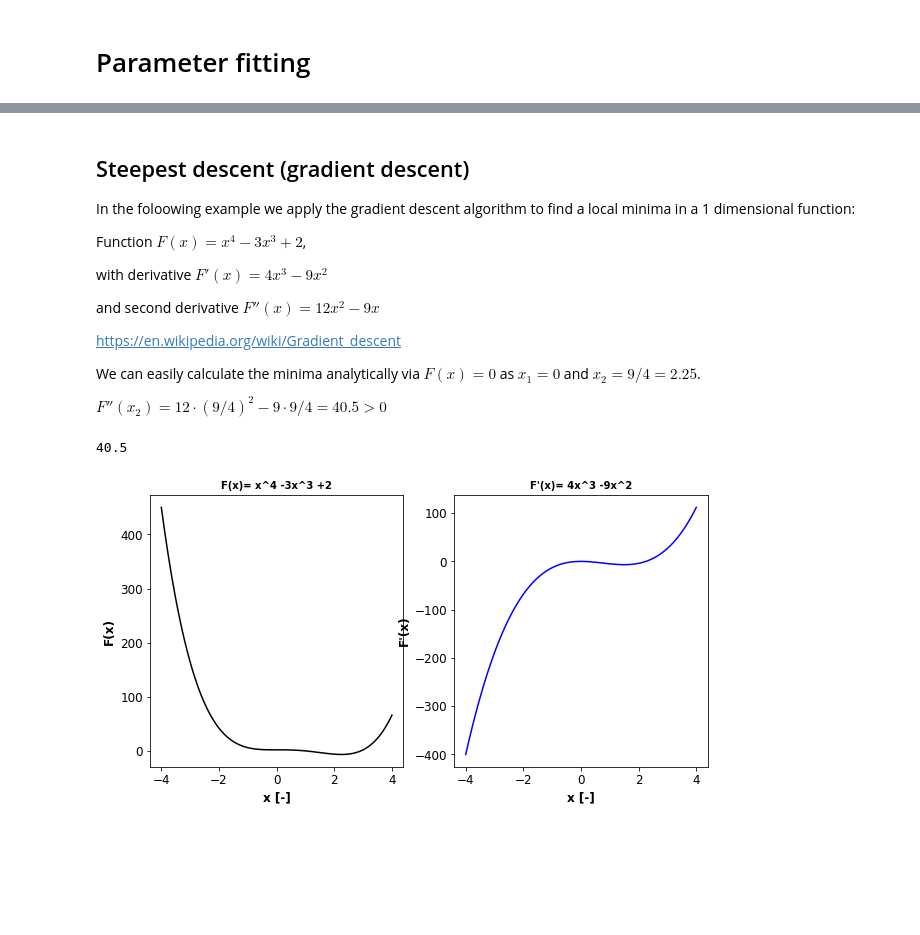
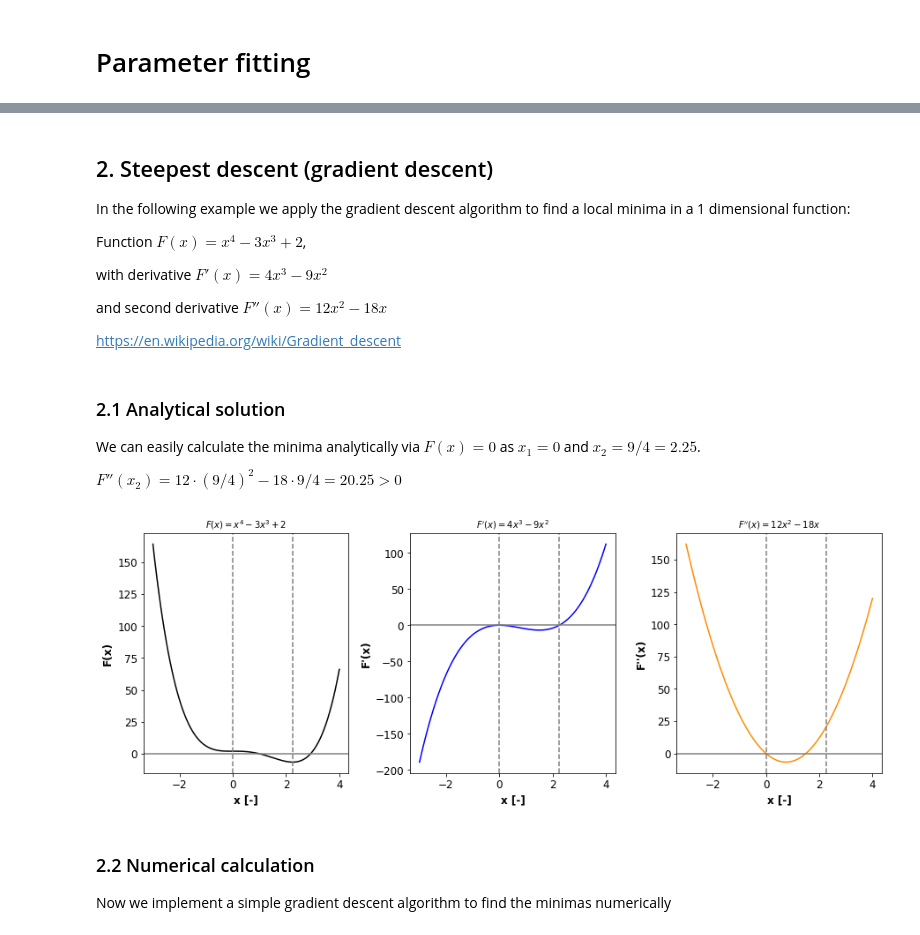
Before and after one commit to matthiaskoenig/mcp, a Jupyter notebook: docs/notebooks/09_parameter_fitting.ipynb, the cells around one changed output, grey strips where cells are left out. Cells and saved outputs as stored; diff of their text form; code cells hidden in the pictures; blank space fills up the shorter version.

```diff
--- a/docs/notebooks/09_parameter_fitting.ipynb
+++ b/docs/notebooks/09_parameter_fitting.ipynb
@@ -32,47 +32,55 @@ https://en.wikipedia.org/wiki/Particle_swarm_optimization
 - However, metaheuristics such as PSO do not guarantee an optimal solution is ever found.
 - PSO does not use the gradient of the problem being optimized, which means PSO does not require that the optimization problem be differentiable as is required by classic optimization methods such as gradient descent and quasi-newton methods.
 # %% [markdown]
-## Steepest descent (gradient descent)
-In the foloowing example we apply the gradient descent algorithm to find a local minima in a 1 dimensional function:
+## 2. Steepest descent (gradient descent)
+In the following example we apply the gradient descent algorithm to find a local minima in a 1 dimensional function:
 
 
 Function $F{(x)}=x^{4}-3x^{3}+2$,
 
 with derivative $F'{(x)}=4x^{3}-9x^{2}$
 
-and second derivative $F''{(x)}=12x^{2}-9x$
+and second derivative $F''{(x)}=12x^{2}-18x$
 
 https://en.wikipedia.org/wiki/Gradient_descent
-
-We can easily calculate the minima analytically via $F(x)=0$ as $x_1=0$ and $x_2=9/4=2.25$.
-
-$F''{(x_2)} = 12 \cdot (9/4)^2 - 9 \cdot 9/4 =40.5> 0$
-# %%
-12* (9/4)**2 - 9*9/4
-# %% [output]
-40.5
+# %% [markdown]
+### 2.1 Analytical solution
+We can easily calculate the minima analytically via $F(x)=0$ as $x_1=0$ and $x_2=9/4=2.25$.
+
+$F''{(x_2)} = 12 \cdot (9/4)^2 - 18 \cdot 9/4 =20.25> 0$
 # %%
-fig, (ax1, ax2) = plt.subplots(nrows=1, ncols=2, figsize=(10,5))
+# calculate functions
+x = np.linspace(-3, 4, num=100)
+F = np.power(x, 4) - 3*np.power(x, 3) +2
+Fdx = 4*np.power(x, 3) - 9*np.power(x, 2)
+Fdx2 = 12*np.power(x, 2) - 18*x
 
-ax1.set_title("F(x)= x^4 -3x^3 +2")
+# figure
+fig, (ax1, ax2, ax3) = plt.subplots(nrows=1, ncols=3, figsize=(15,5))
+fig.subplots_adjust(wspace=0.3)
+
+ax1.set_title("$F(x)= x^4 -3x^3 +2$")
 ax1.set_ylabel("F(x)")
-ax2.set_title("F'(x)= 4x^3 -9x^2")
+ax2.set_title("$F'(x)= 4x^3 -9x^2$")
 ax2.set_ylabel("F'(x)")
+ax3.set_title("$F''(x)= 12x^2 -18x$")
+ax3.set_ylabel("F''(x)")
 
-x = np.linspace(-4, 4, num=100)
-F = np.power(x, 4) - 3*np.power(x, 3) +2
-dFdx = 4*np.power(x, 3) - 9*np.power(x, 2)
-for ax in (ax1, ax3):
-    ax.plot(x, F, color="black", label="F(x)")
-for ax in (ax2, ax4):
-    ax.plot(x, dFdx, color="blue", label="F'(x)")
+ax1.plot(x, F, color="black", label="F(x)")
+ax2.plot(x, Fdx, color="blue", label="F'(x)")
+ax3.plot(x, Fdx2, color="darkorange", label="F''(x)")
+for ax in (ax1, ax2, ax3):
+    ax.axhline(0, color="gray")
+    ax.axvline(0, color="gray", linestyle="--")
+    ax.axvline(9/4, color="gray", linestyle="--")
 
-for ax in (ax1, ax2, ax3, ax4):
+for ax in (ax1, ax2, ax3):
     ax.set_xlabel("x [-]")
-for ax in (ax3, ax4):
-    ax.set_yscale("log")
 
 plt.show()
 # %% [output]
-[figure, old version]
+[figure, new version]
+# %% [markdown]
+### 2.2 Numerical calculation
+Now we implement a simple gradient descent algorithm to find the minimas numerically
 # %%
```
Also changed, not shown: parts of 10 cells of this notebook, 5 other files.
